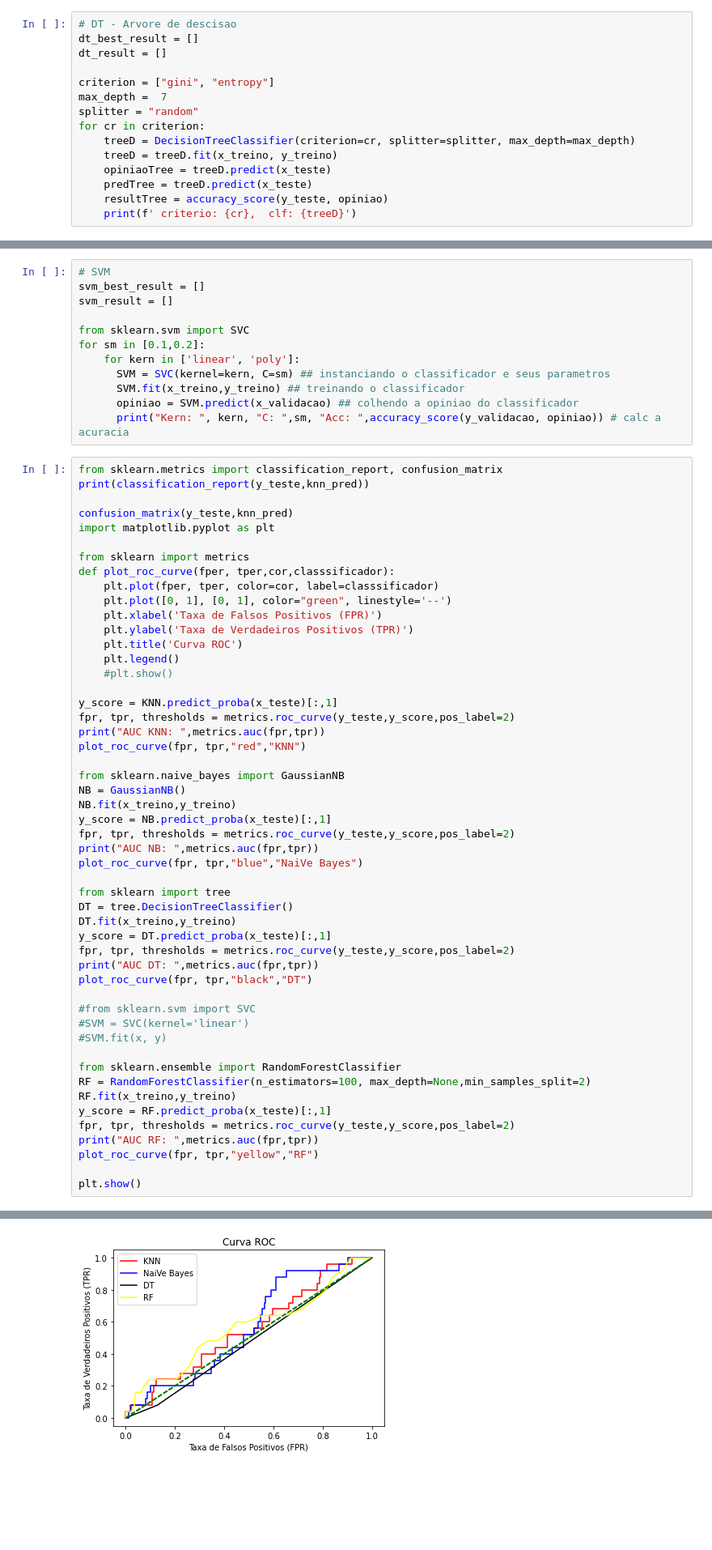
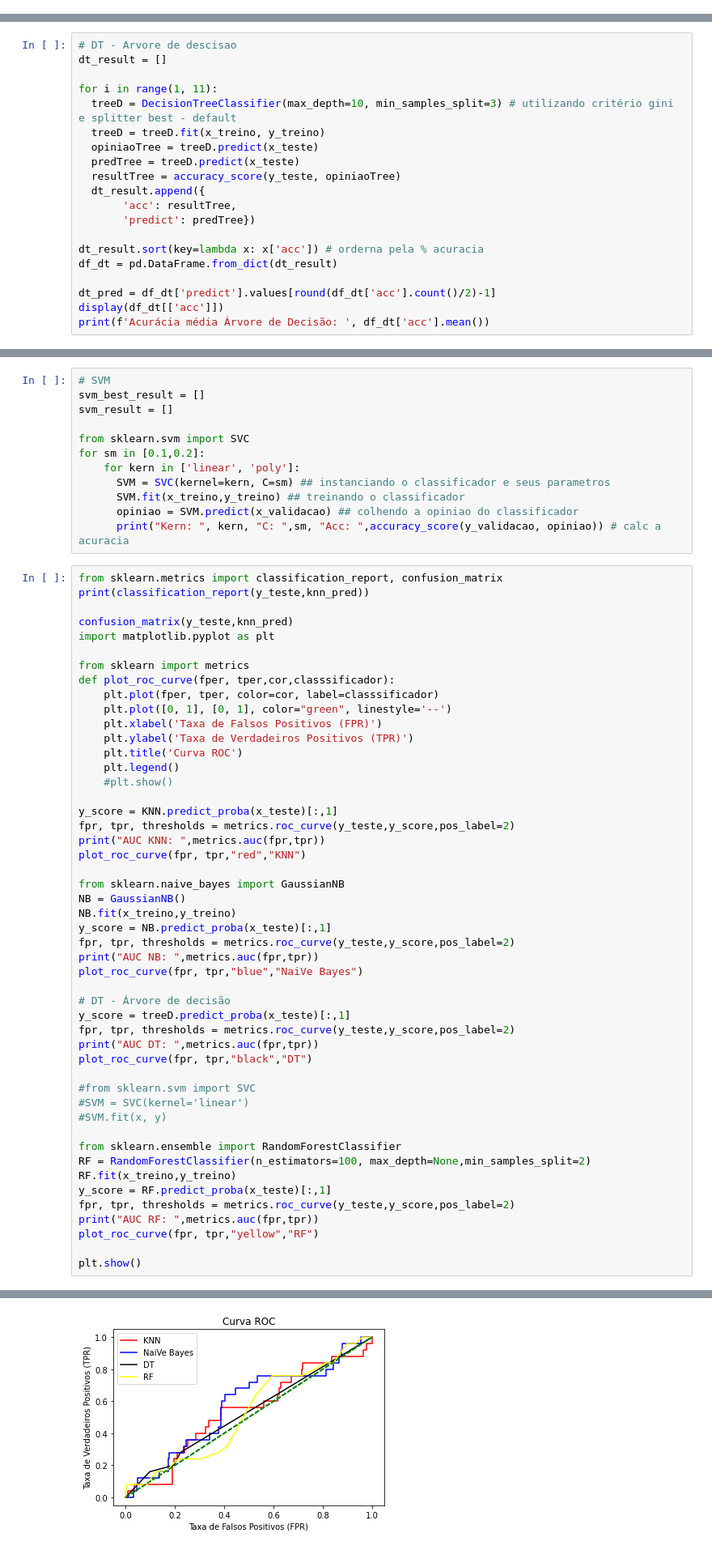
Before and after one commit to WillianCella/ModelosDeAprendizadoSupervisionado, a Jupyter notebook: Trabalho_1_–_Modelos_de_Aprendizado_Supervisionado.ipynb, the cells around one changed output, grey strips where cells are left out. Shown at 81% size. Drawn from its saved outputs; the diff is of its cells as text; blank space fills up the shorter version.

```diff
--- a/Trabalho_1_–_Modelos_de_Aprendizado_Supervisionado.ipynb
+++ b/Trabalho_1_–_Modelos_de_Aprendizado_Supervisionado.ipynb
@@ -138,15 +137,0 @@ Acurácia média:  0.4504
-# %%
-# DT - Arvore de descisao
-dt_best_result = []
-dt_result = []
-
-criterion = ["gini", "entropy"]
-max_depth =  7
-splitter = "random"
-for cr in criterion:
-    treeD = DecisionTreeClassifier(criterion=cr, splitter=splitter, max_depth=max_depth)
-    treeD = treeD.fit(x_treino, y_treino)
-    opiniaoTree = treeD.predict(x_teste)
-    predTree = treeD.predict(x_teste)
-    resultTree = accuracy_score(y_teste, opiniao)
-    print(f' criterio: {cr},  clf: {treeD}')
@@ -158,0 +138,20 @@ for cr in criterion:
+# %%
+# DT - Arvore de descisao
+dt_result = []
+
+for i in range(1, 11):
+  treeD = DecisionTreeClassifier(max_depth=10, min_samples_split=3) # utilizando critério gini e splitter best - default
+  treeD = treeD.fit(x_treino, y_treino)
+  opiniaoTree = treeD.predict(x_teste)
+  predTree = treeD.predict(x_teste)
+  resultTree = accuracy_score(y_teste, opiniaoTree)
+  dt_result.append({
+       'acc': resultTree,
+       'predict': predTree})
+
+dt_result.sort(key=lambda x: x['acc']) # orderna pela % acuracia
+df_dt = pd.DataFrame.from_dict(dt_result)
+
+dt_pred = df_dt['predict'].values[round(df_dt['acc'].count()/2)-1]
+display(df_dt[['acc']])
+print(f'Acurácia média Árvore de Decisão: ', df_dt['acc'].mean())
@@ -207,10 +219,8 @@ fpr, tpr, thresholds = metrics.roc_curve(y_teste,y_score,pos_label=2)
 print("AUC NB: ",metrics.auc(fpr,tpr))
 plot_roc_curve(fpr, tpr,"blue","NaiVe Bayes")
 
-from sklearn import tree
-DT = tree.DecisionTreeClassifier()
-DT.fit(x_treino,y_treino)
-y_score = DT.predict_proba(x_teste)[:,1]
+# DT - Árvore de decisão
+y_score = treeD.predict_proba(x_teste)[:,1]
 fpr, tpr, thresholds = metrics.roc_curve(y_teste,y_score,pos_label=2)
 print("AUC DT: ",metrics.auc(fpr,tpr))
 plot_roc_curve(fpr, tpr,"black","DT")
@@ -249 +259 @@ AUC RF:  0.5632
-[figure, old version]
+[figure, new version]
```
Also changed, not shown: parts of 5 cells of this notebook.
